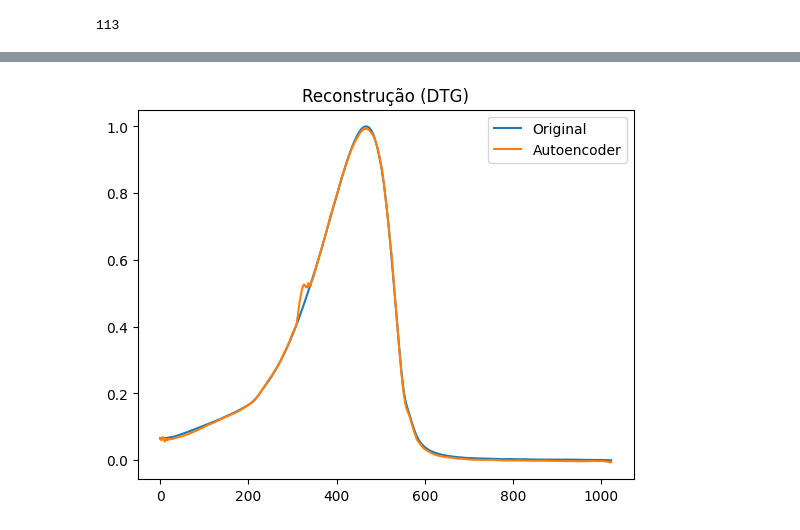
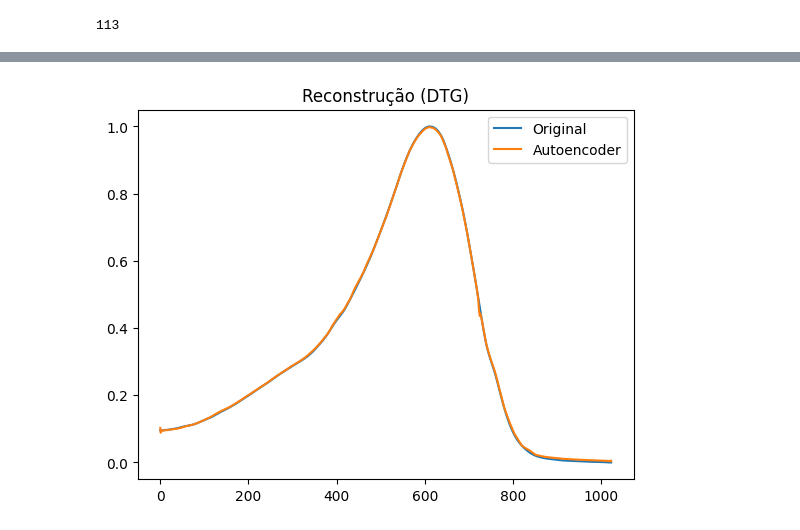
Before and after one commit to LuizFGRocha/tga-feature-extraction, a Jupyter notebook: attention_unet_training.ipynb, the cells around one changed output, grey strips where cells are left out. Cells and saved outputs as stored; diff of their text form; code cells hidden in the pictures.

Commit message:
feat: improved checkpoint loading and reproducibility

```diff
--- a/attention_unet_training.ipynb
+++ b/attention_unet_training.ipynb
@@ -27,9 +40,11 @@ Using cuda device
 ad = AutoencoderDataset(DATA_DIR='./data', transform=torch.tensor)
 print(ad.__len__())
 
-train, test = random_split(ad, [9/10, 1/10])
-train_dl = DataLoader(train, batch_size=5, shuffle=True)
-test_dl = DataLoader(test, batch_size=5)
+train_generator = torch.Generator().manual_seed(SEED)
+train, test = random_split(ad, [9/10, 1/10], generator=train_generator)
+
+train_dl = DataLoader(train, batch_size=5, shuffle=True, worker_init_fn=lambda id: np.random.seed(SEED + id), generator=train_generator)
+test_dl = DataLoader(test, batch_size=5, worker_init_fn=lambda id: np.random.seed(SEED + id), generator=train_generator)
 # %% [output]
 113
 # %%
@@ -99,22 +137,22 @@ KeyboardInterrupt:
 # %%
 x, _ = next(iter(test_dl))
 x = x.to(device)
 best_model = AttentionUNet(ch_in=2, ch_out=2, compressed_dim=COMPRESSSED_DIM)
-checkpoint = torch.load('./checkpoints/attention_unet/3000.pth', weights_only=True)
+checkpoint = torch.load('./checkpoints/attention_unet/31500.pth', weights_only=False)
 best_model.load_state_dict(checkpoint['model_state_dict'])
 best_model.to(device)
 best_model.double()
 best_model.eval()
 plt.title('Reconstrução (DTG)')
 plt.plot(x[0][1].cpu(), label='Original')
 with torch.no_grad():
     y = best_model(x).detach().cpu().numpy()
 plt.plot(y[0][1], label='Autoencoder')
 plt.legend()
 plt.show()
 plt.close()
 # %% [output]
-[figure, old version]
+[figure, new version]
 # %%
 fig, axes = plt.subplots(2, 3, figsize=(15, 8))
 x, _ = next(iter(test_dl))
```
Also changed, not shown: parts of 5 cells of this notebook.
